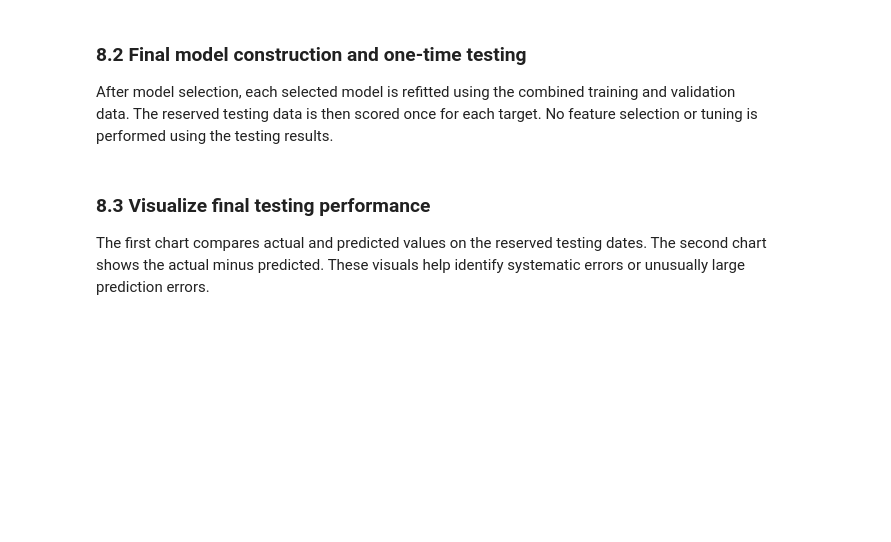
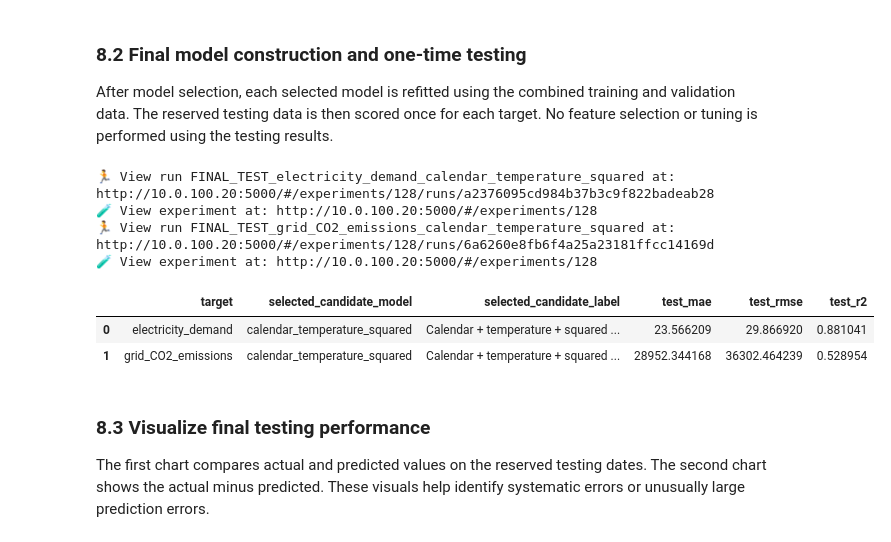
Before and after one commit to jandrew2353/Group1-491, a Jupyter notebook: Topic3_Climate_Energy_The_Green_Tech_Carbon_Spike/data/Hypothesis2_Experiment.ipynb, the cells around one changed output. Saved outputs shown, nothing was run; the diff lists cells and outputs as text; code cells hidden in the pictures; blank space fills up the shorter version.

```diff
--- a/Topic3_Climate_Energy_The_Green_Tech_Carbon_Spike/data/Hypothesis2_Experiment.ipynb
+++ b/Topic3_Climate_Energy_The_Green_Tech_Carbon_Spike/data/Hypothesis2_Experiment.ipynb
@@ -453,13 +534,3 @@ The primary comparison will be validation RMSE. MAE and R-squared will also be r
-# %%
-# Define the two prediction targets
-target_variables = {
-    "electricity_demand": "demand_mwh",
-    "grid_CO2_emissions": "daily_CO2_kg"
-}
-
-print("Prediction targets:")
-for name, column in target_variables.items():
-    print(f"{name}: {column}")
 # %% [markdown]
 ## 6. Shared Chronological Split and Validation Design
 
@@ -716,7 +803,7 @@ for target_name, target_column in target_variables.items():
 
             mlflow.sklearn.log_model(
                 sk_model=model,
-                artifact_path="model"
+                name="model"
             )
 
             run_id = active_run.info.run_id
@@ -932,34 +1068,42 @@ for target_name, selection in selected_models.items():
     final_test_rows.append({
         "target": target_name,
         "selected_candidate_model": selection["candidate_model"],
         "selected_candidate_label": selection["candidate_label"],
         "test_mae": test_metrics["mae"],
         "test_rmse": test_metrics["rmse"],
         "test_r2": test_metrics["r2"]
     })
 
     with mlflow.start_run(
         run_name=f"FINAL_TEST_{target_name}_{selection['candidate_model']}"
     ) as final_run:
         mlflow.set_tag("model_stage", "final_test")
         mlflow.set_tag("hypothesis", "H2")
         mlflow.log_params({
             "algorithm": "LinearRegression",
             "target": target_name,
             "selected_candidate_model": selection["candidate_model"],
             "features": ", ".join(features),
             "training_data": "training_plus_validation",
             "testing_data": "reserved_chronological_final_15_percent"
         })
         for metric_name, value in test_metrics.items():
             mlflow.log_metric(f"test_{metric_name}", float(value))
         mlflow.sklearn.log_model(
             sk_model=final_model,
-            artifact_path="final_model"
+            name="final_model"
         )
 
 final_test_results = pd.DataFrame(final_test_rows)
 display(final_test_results)
+# %% [output]
+🏃 View run FINAL_TEST_electricity_demand_calendar_temperature_squared at: http://10.0.100.20:5000/#/experiments/128/runs/a2376095cd984b37b3c9f822badeab28
+🧪 View experiment at: http://10.0.100.20:5000/#/experiments/128
+🏃 View run FINAL_TEST_grid_CO2_emissions_calendar_temperature_squared at: http://10.0.100.20:5000/#/experiments/128/runs/6a6260e8fb6f4a25a23181ffcc14169d
+🧪 View experiment at: http://10.0.100.20:5000/#/experiments/128
+|  | target | selected_candidate_model | selected_candidate_label | test_mae | test_rmse | test_r2 |
+| 0 | electricity_demand | calendar_temperature_squared | Calendar + temperature + squared ... | 23.566209 | 29.866920 | 0.881041 |
+| 1 | grid_CO2_emissions | calendar_temperature_squared | Calendar + temperature + squared ... | 28952.344168 | 36302.464239 | 0.528954 |
 # %% [markdown]
 ### 8.3 Visualize final testing performance
 
```
Also changed, not shown: parts of 23 cells of this notebook, 6 other files.
